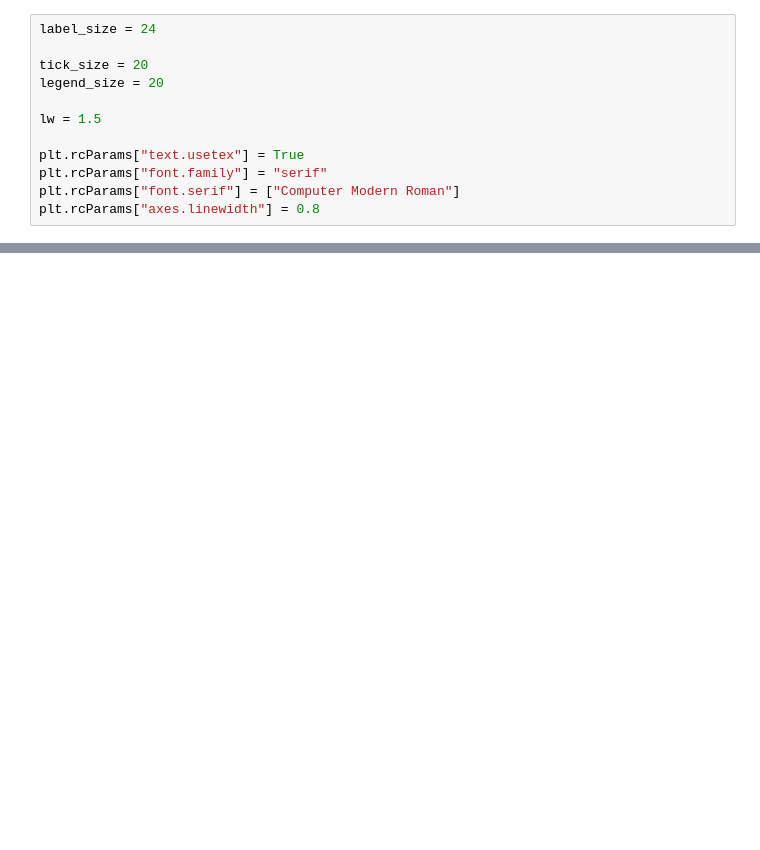
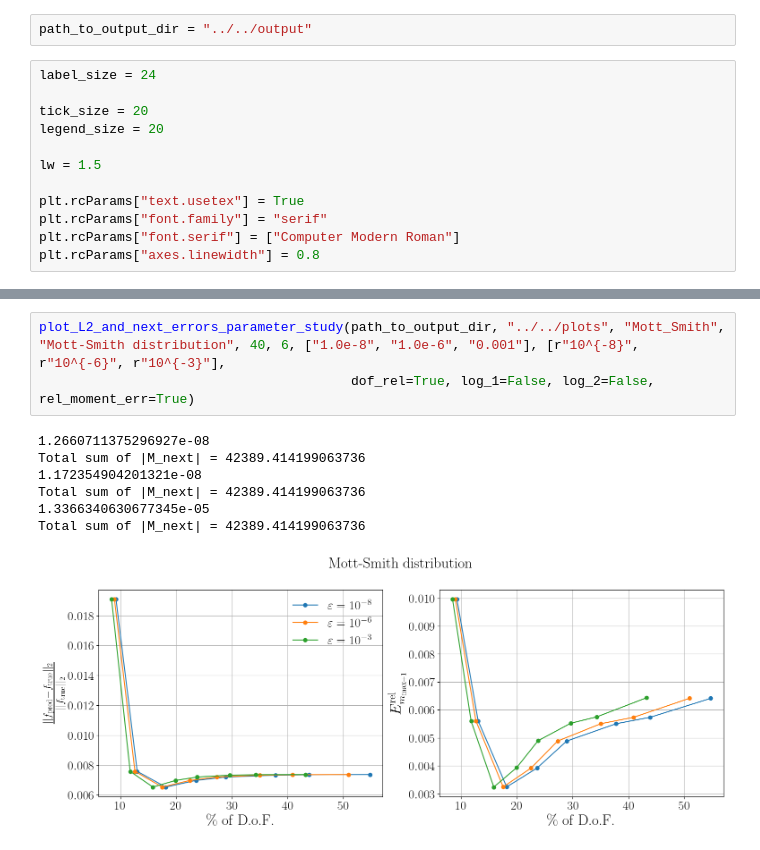
Before and after one commit to ACoM-RWTH/SPEcQK.jl, a Jupyter notebook: simulations/paper_2026_sparse_and_lowrank/plotting.ipynb, the cells around one changed output, grey strips where cells are left out. Cells and saved outputs as stored; diff of their text form; blank space fills up the shorter version.

```diff
--- a/simulations/paper_2026_sparse_and_lowrank/plotting.ipynb
+++ b/simulations/paper_2026_sparse_and_lowrank/plotting.ipynb
@@ -2,6 +2,8 @@
 import numpy as np
 from matplotlib import pyplot as plt
 import h5py
+# %%
+path_to_output_dir = "../../output"
 # %%
 label_size = 24
 
@@ -107,0 +197,11 @@ plot_L2_and_next_errors("../../output", "../../plots", "Druyvesteyn", 20, 4, 6,
+# %%
+plot_L2_and_next_errors_parameter_study(path_to_output_dir, "../../plots", "Mott_Smith", "Mott-Smith distribution", 40, 6, ["1.0e-8", "1.0e-6", "0.001"], [r"10^{-8}", r"10^{-6}", r"10^{-3}"],
+                                        dof_rel=True, log_1=False, log_2=False, rel_moment_err=True)
+# %% [output]
+1.2660711375296927e-08
+Total sum of |M_next| = 42389.414199063736
+1.172354904201321e-08
+Total sum of |M_next| = 42389.414199063736
+1.3366340630677345e-05
+Total sum of |M_next| = 42389.414199063736
+[figure, added]
```
Also changed, not shown: parts of 19 cells of this notebook, 2 other files.
